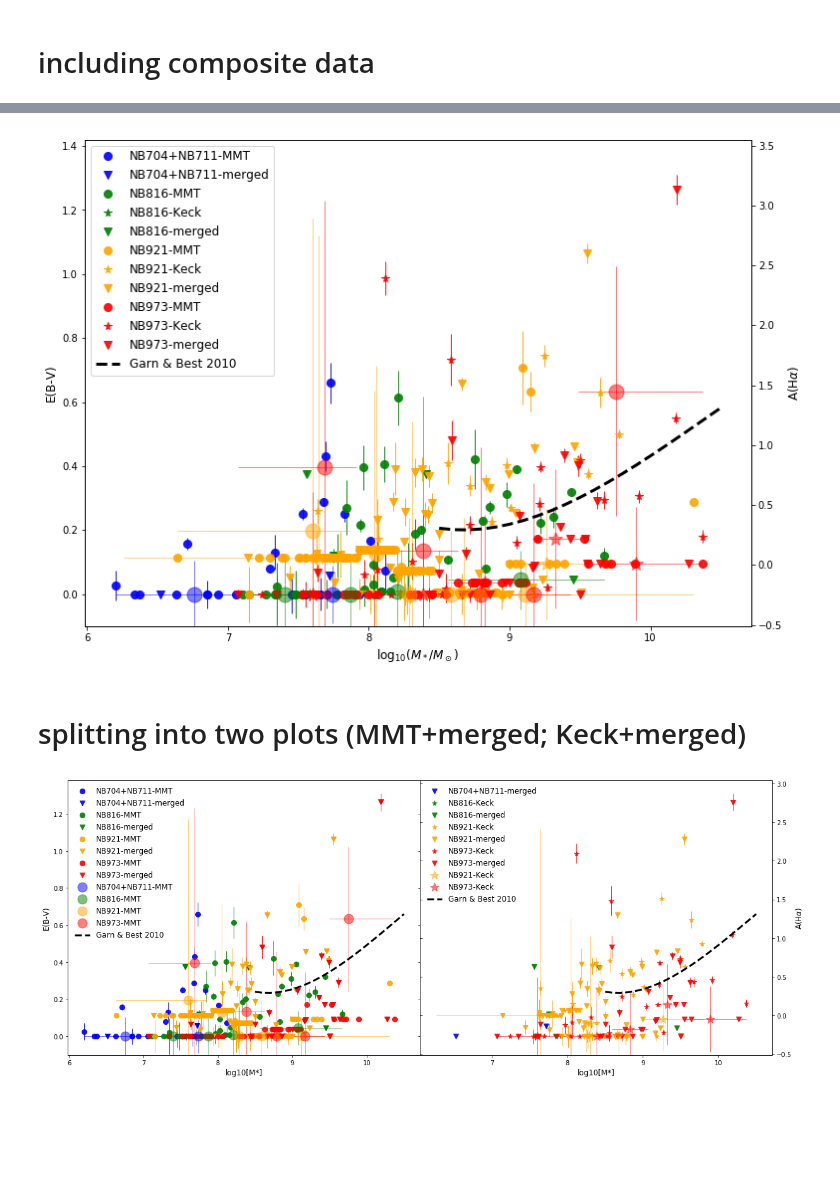
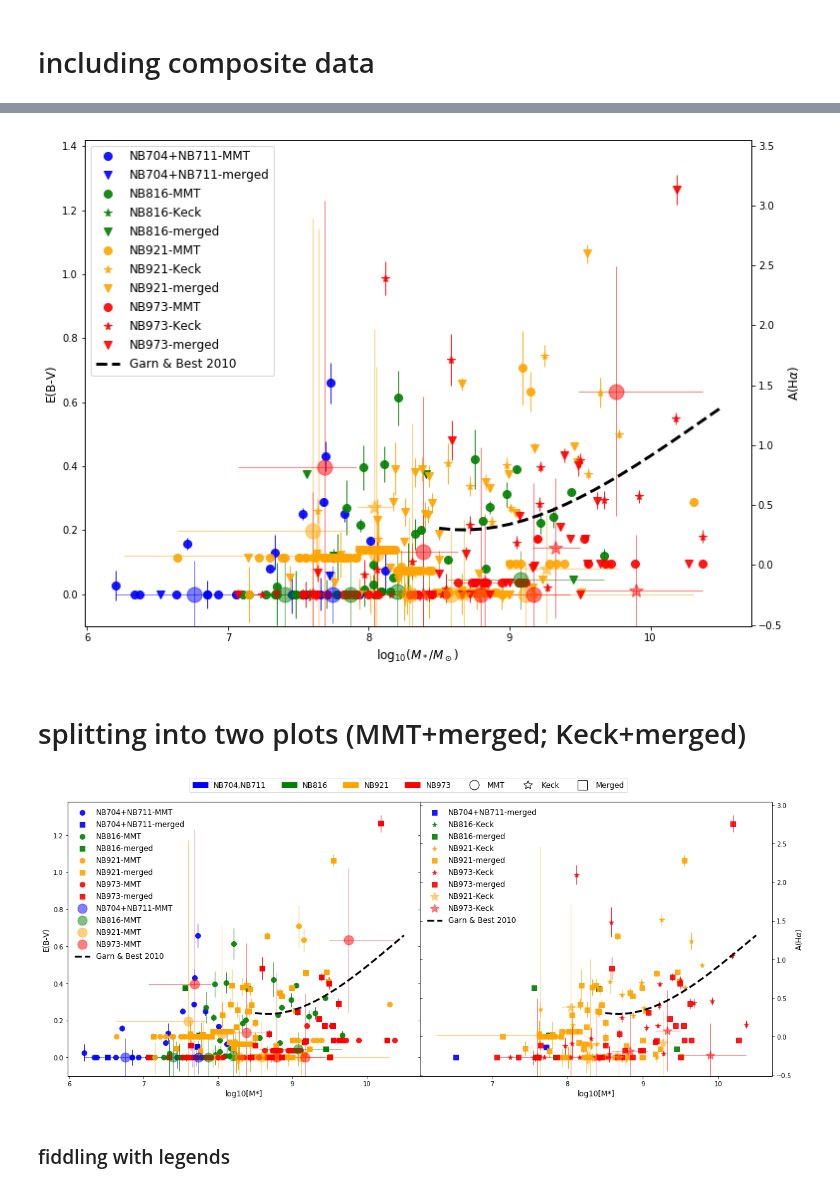
Before and after one commit to kaitshin/LowM_MainSequence, a Jupyter notebook: mstar_vs_ebv.ipynb, the cells around one changed output, grey strips where cells are left out. Cells and saved outputs as stored; diff of their text form; code cells hidden in the pictures; blank space fills up the shorter version.

Commit message:
legend fiddling

```diff
--- a/mstar_vs_ebv.ipynb
+++ b/mstar_vs_ebv.ipynb
@@ -258,7 +260,7 @@ f, ax = plt.subplots(1,1)
 for ff, cc in zip(['NB704+NB711','NB816','NB921','NB973'], ['blue','green','orange','red']):
     yz_fmatch = np.array([x for x in range(len(corr_tbl)) if corr_tbl['filt'][x] in ff and
                           corr_tbl['zspec0'][x]>0 and corr_tbl['zspec0'][x]<9])
-    for inst, shape in zip(['MMT','Keck','merged'], ['o','*','v']):
+    for inst, shape in zip(['MMT','Keck','merged'], ['o','*','s']):
         inst_match = np.array([x for x in range(len(yz_fmatch)) if inst in corr_tbl['inst_str0'][yz_fmatch][x]])
 
         if len(inst_match) > 0:
@@ -296,7 +298,7 @@ f, ax = plt.subplots(1,1)
 for ff, cc in zip(['NB704+NB711','NB816','NB921','NB973'], ['blue','green','orange','red']):
     yz_fmatch = np.array([x for x in range(len(corr_tbl)) if corr_tbl['filt'][x] in ff and
                           corr_tbl['zspec0'][x]>0 and corr_tbl['zspec0'][x]<9])
-    for inst, shape in zip(['MMT','Keck','merged'], ['o','*','v']):
+    for inst, shape in zip(['MMT','Keck','merged'], ['o','*','s']):
         inst_match = np.array([x for x in range(len(yz_fmatch)) if inst in corr_tbl['inst_str0'][yz_fmatch][x]])
 
         if len(inst_match) > 0:
@@ -358,7 +360,7 @@ f, ax = plt.subplots(1,1)
 for ff, cc in zip(['NB704+NB711','NB816','NB921','NB973'], ['blue','green','orange','red']):
     yz_fmatch = np.array([x for x in range(len(corr_tbl)) if corr_tbl['filt'][x] in ff and
                           corr_tbl['zspec0'][x]>0 and corr_tbl['zspec0'][x]<9])
-    for inst, shape in zip(['MMT','Keck','merged'], ['o','*','v']):
+    for inst, shape in zip(['MMT','Keck','merged'], ['o','*','s']):
         inst_match = np.array([x for x in range(len(yz_fmatch)) if inst in corr_tbl['inst_str0'][yz_fmatch][x]])
 
         if len(inst_match) > 0:
@@ -458,7 +460,7 @@ f, ax = plt.subplots(1,1)
 for ff, cc in zip(['NB704+NB711','NB816','NB921','NB973'], ['blue','green','orange','red']):
     yz_fmatch = np.array([x for x in range(len(corr_tbl)) if corr_tbl['filt'][x] in ff and
                           corr_tbl['zspec0'][x]>0 and corr_tbl['zspec0'][x]<9])
-    for inst, shape in zip(['MMT','Keck','merged'], ['o','*','v']):
+    for inst, shape in zip(['MMT','Keck','merged'], ['o','*','s']):
         inst_match = np.array([x for x in range(len(yz_fmatch)) if inst in corr_tbl['inst_str0'][yz_fmatch][x]])
 
         if len(inst_match) > 0:
@@ -510,7 +512,7 @@ LEGEND = ax.legend(np.hstack([handles[:11], line2]), np.hstack([labels[:11], 'Ga
 
 plt.show()
 # %% [output]
-[figure, old version]
+[figure, new version]
 # %% [markdown]
 # splitting into two plots (MMT+merged; Keck+merged)
 # %%
@@ -519,7 +521,7 @@ f, axarr = plt.subplots(1,2)
 for ff, cc in zip(['NB704+NB711','NB816','NB921','NB973'], ['blue','green','orange','red']):
     yz_fmatch = np.array([x for x in range(len(corr_tbl)) if corr_tbl['filt'][x] in ff and
                           corr_tbl['zspec0'][x]>0 and corr_tbl['zspec0'][x]<9])
-    for inst, shape, ax_ii in zip(['MMT','Keck','merged'], ['o','*','v'], [0, 1, 0]):
+    for inst, shape, ax_ii in zip(['MMT','Keck','merged'], ['o','*','s'], [0, 1, 0]):
         inst_match = np.array([x for x in range(len(yz_fmatch)) if inst in corr_tbl['inst_str0'][yz_fmatch][x]])
 
         if len(inst_match) > 0:
@@ -566,31 +568,46 @@ for ff, cc in zip(['NB704+NB711','NB816','NB921','NB973'], ['blue','green','oran
 f.set_size_inches(20,8)
 f.subplots_adjust(wspace=0)
 
 # set axis props
 for ax, ii in zip(axarr, range(2)):
     ax.set_xlabel('log10[M*]', size=12)
 
     ax2 = ax.twinx()
     if ii==1:
         ax.set_yticklabels([])
         ax2.set_ylabel(r'A(H$\alpha$)', size=12)
     else:
         ax2.set_yticklabels([])
         ax.set_ylabel('E(B-V)', size=12)
     ntexts = np.array([np.around(k_ha*x,2) for x in ax.get_yticks()[:-1]])
     line2, = ax2.plot(x_arr, gb2010, 'k--', lw=3, label='Garn & Best 2010')
     ax2.set_ylim(min(ntexts), max(ntexts))
 
 # remove error bars from legend
 handles0, labels0 = axarr[0].get_legend_handles_labels()
 LEGEND1 = axarr[0].legend(np.delete(np.hstack([handles0[:16], line2]), [1,4,7,10]),
                           np.delete(np.hstack([labels0[:16], 'Garn & Best 2010']), [1,4,7,10]),
                           fontsize=12, loc='best', frameon=False)
 handles, labels = ax.get_legend_handles_labels()
 LEGEND2 = axarr[1].legend(np.hstack([handles[:9], line2]), np.hstack([labels[:9], 'Garn & Best 2010']), fontsize=12,
                    loc='best', frameon=False)
 
 
+b_patch = mpatches.Patch(color='b', label='NB704,NB711')
+g_patch = mpatches.Patch(color='g', label='NB816')
+o_patch = mpatches.Patch(color='orange', label='NB921')
+r_patch = mpatches.Patch(color='r', label='NB973')
+
+mmt = mlines.Line2D([], [], color='white', mec='k', marker='o', markersize=15, label='MMT')
+keck = mlines.Line2D([], [], color='white', mec='k', marker='*', markersize=15, label='Keck')
+mrgd = mlines.Line2D([], [], color='white', mec='k', marker='s', markersize=15, label='Merged')
+# plt.legend(handles=[blue_line], bbox_to_anchor=(-0.1, 1.1), ncol=4, fontsize=12)
+
+plt.legend(handles=[b_patch, g_patch, o_patch, r_patch, mmt, keck, mrgd], bbox_to_anchor=(0.6, 1.1), ncol=7, fontsize=12)
+
+
 plt.show()
 # %% [output]
-[figure, old version]
+[figure, new version]
+# %% [markdown]
+### fiddling with legends
```
Also changed, not shown: parts of 8 cells of this notebook.
